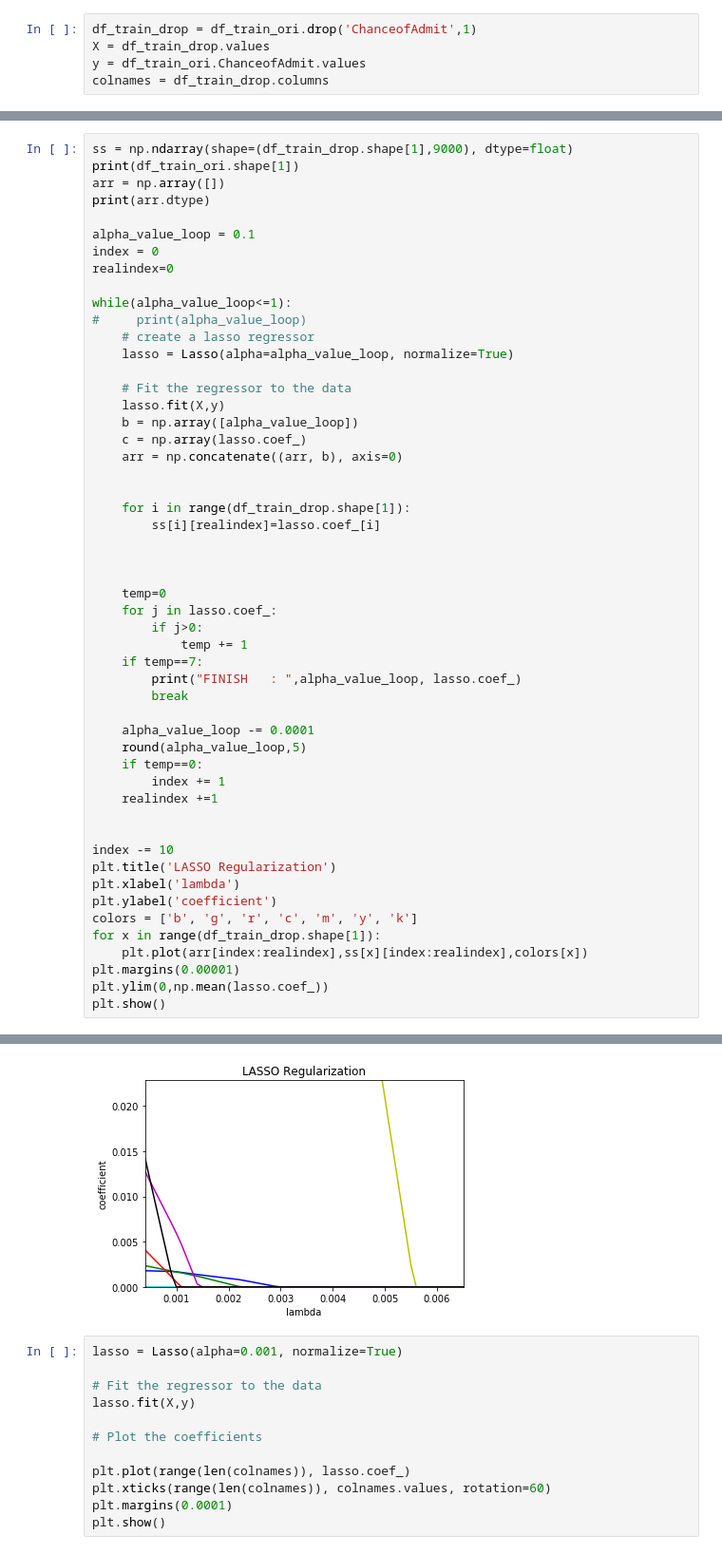
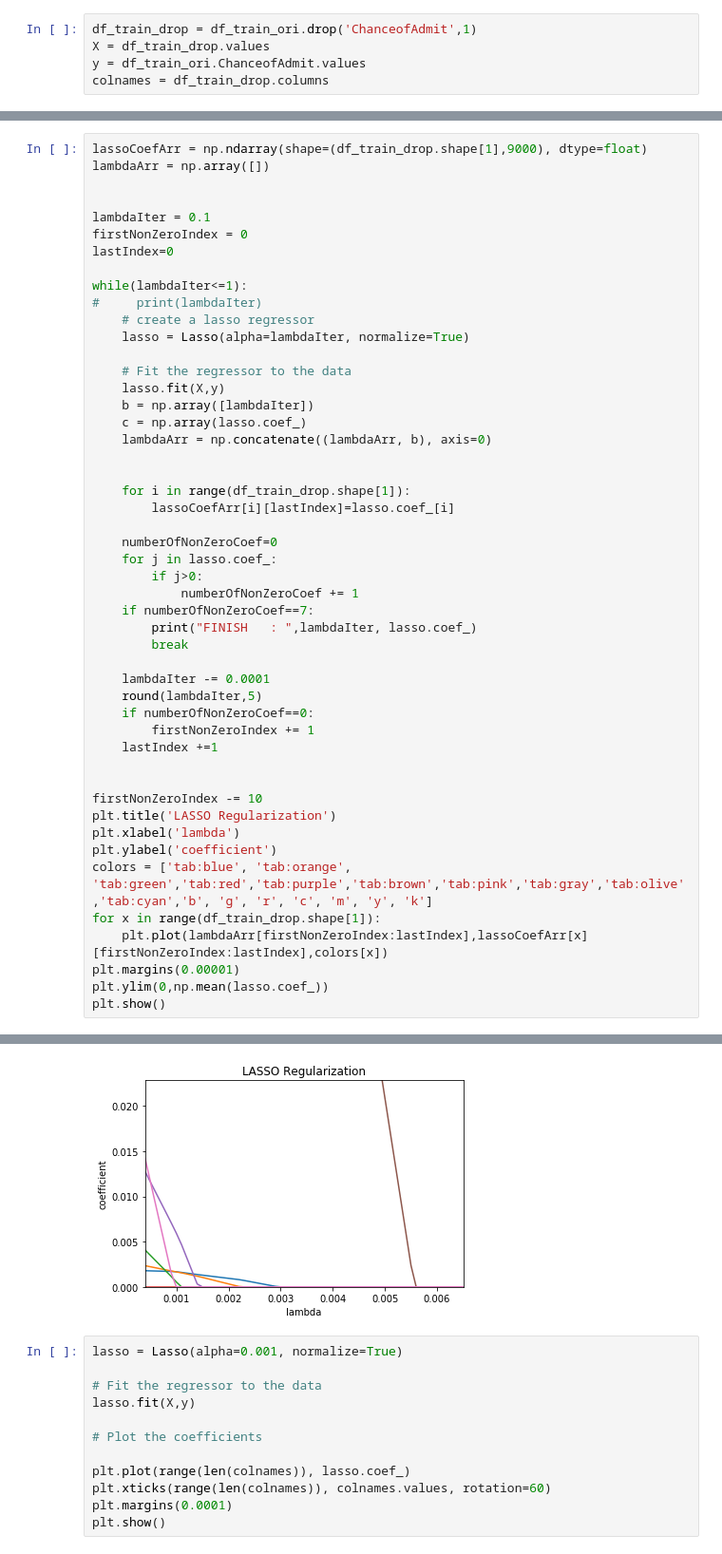
Before and after one commit to kimjungwow/MAS480-Mathematical-Foundation-for-Artifical-Intelligence, a Jupyter notebook: graduateAdmission.ipynb, the cells around one changed output, grey strips where cells are left out. Shown at 95% size. Saved outputs shown, nothing was run; the diff lists cells and outputs as text.

```diff
--- a/graduateAdmission.ipynb
+++ b/graduateAdmission.ipynb
@@ -83,52 +27,49 @@ plt.show()
 # %%
-ss = np.ndarray(shape=(df_train_drop.shape[1],9000), dtype=float)
-print(df_train_ori.shape[1])
-arr = np.array([])
-print(arr.dtype)
+lassoCoefArr = np.ndarray(shape=(df_train_drop.shape[1],9000), dtype=float)
+lambdaArr = np.array([])
 
-alpha_value_loop = 0.1
-index = 0
-realindex=0
 
-while(alpha_value_loop<=1):
-#     print(alpha_value_loop)
+lambdaIter = 0.1
+firstNonZeroIndex = 0
+lastIndex=0
+
+while(lambdaIter<=1):
+#     print(lambdaIter)
     # create a lasso regressor
-    lasso = Lasso(alpha=alpha_value_loop, normalize=True)
+    lasso = Lasso(alpha=lambdaIter, normalize=True)
 
     # Fit the regressor to the data
     lasso.fit(X,y)
-    b = np.array([alpha_value_loop])
+    b = np.array([lambdaIter])
     c = np.array(lasso.coef_)
-    arr = np.concatenate((arr, b), axis=0)
+    lambdaArr = np.concatenate((lambdaArr, b), axis=0)
 
 
     for i in range(df_train_drop.shape[1]):
-        ss[i][realindex]=lasso.coef_[i]
+        lassoCoefArr[i][lastIndex]=lasso.coef_[i]
+
+    numberOfNonZeroCoef=0
+    for j in lasso.coef_:
+        if j>0:
+            numberOfNonZeroCoef += 1
+    if numberOfNonZeroCoef==7:
+        print("FINISH   : ",lambdaIter, lasso.coef_)
+        break
+
+    lambdaIter -= 0.0001
+    round(lambdaIter,5)
+    if numberOfNonZeroCoef==0:
+        firstNonZeroIndex += 1
+    lastIndex +=1
 
 
-
-    temp=0
-    for j in lasso.coef_:
-        if j>0:
-            temp += 1
-    if temp==7:
-        print("FINISH   : ",alpha_value_loop, lasso.coef_)
-        break
-
-    alpha_value_loop -= 0.0001
-    round(alpha_value_loop,5)
-    if temp==0:
-        index += 1
-    realindex +=1
-
-
-index -= 10
+firstNonZeroIndex -= 10
 plt.title('LASSO Regularization')
 plt.xlabel('lambda')
 plt.ylabel('coefficient')
-colors = ['b', 'g', 'r', 'c', 'm', 'y', 'k']
+colors = ['tab:blue', 'tab:orange', 'tab:green','tab:red','tab:purple','tab:brown','tab:pink','tab:gray','tab:olive','tab:cyan','b', 'g', 'r', 'c', 'm', 'y', 'k']
 for x in range(df_train_drop.shape[1]):
-    plt.plot(arr[index:realindex],ss[x][index:realindex],colors[x])
+    plt.plot(lambdaArr[firstNonZeroIndex:lastIndex],lassoCoefArr[x][firstNonZeroIndex:lastIndex],colors[x])
 plt.margins(0.00001)
 plt.ylim(0,np.mean(lasso.coef_))
 plt.show()
@@ -138,6 +77,6 @@ float64
 FINISH   :  0.00029999999999817185 [0.00180468 0.00245547 0.00460214 0.00023143 0.01382514 0.12017499
  0.01675766]
-[figure, old version]
+[figure, new version]
 # %%
 lasso = Lasso(alpha=0.001, normalize=True)
 
```
Also changed, not shown: parts of 3 cells of this notebook.
